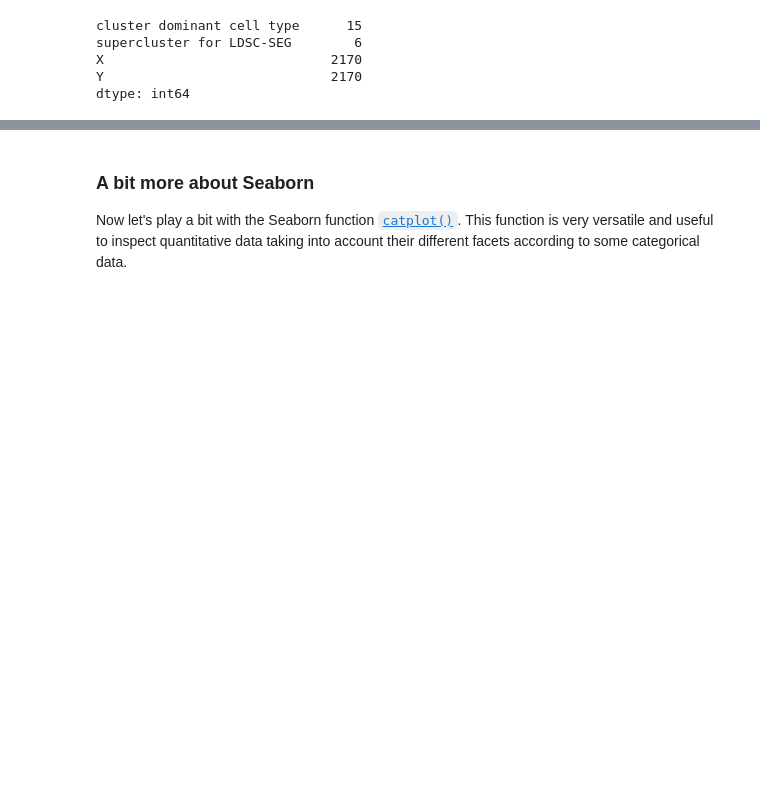
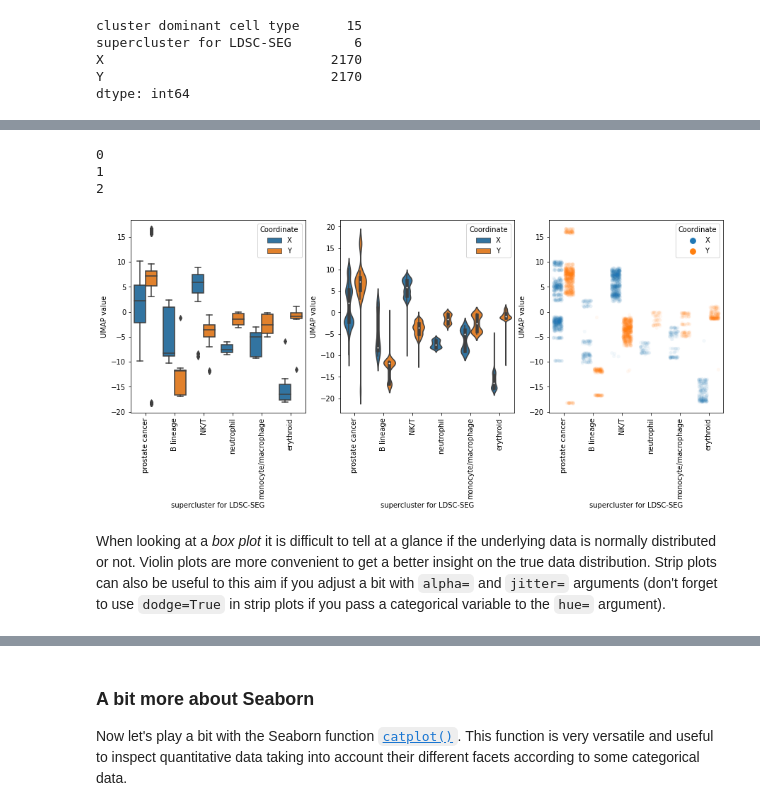
Before and after one commit to sarahroyle/MMRES-python-bootcamp2022, a Jupyter notebook: 06_Seaborn.ipynb, the cells around one changed output, grey strips where cells are left out. Cells and saved outputs as stored; diff of their text form; code cells hidden in the pictures; blank space fills up the shorter version.

```diff
--- a/06_Seaborn.ipynb
+++ b/06_Seaborn.ipynb
@@ -324,0 +381,22 @@ dtype: int64
+# %%
+# Initiate a matplotlib 2x1 figure as `fig` with their corresponding (empty) axes
+fig, axes = plt.subplots(nrows=1, ncols=3, figsize=(15, 5))
+
+# Get boxpot, violinplot and stripplot
+sns.boxplot(data=df_all_melt, x='supercluster for LDSC-SEG', y='UMAP value', hue='Coordinate', ax=axes[0])
+sns.violinplot(data=df_all_melt, x='supercluster for LDSC-SEG', y='UMAP value', hue='Coordinate', ax=axes[1])
+sns.stripplot(data=df_all_melt, x='supercluster for LDSC-SEG', y='UMAP value', hue='Coordinate', dodge=True, alpha=0.05, jitter=0.3, ax=axes[2])
+
+# TODO
+for i, ax in enumerate(axes):
+    print(i)
+
+    # Rotate xlabels from the second ax 90 degrees
+    fig.axes[i].tick_params(axis='x', rotation=90)
+# %% [output]
+0
+1
+2
+[figure, added]
+# %% [markdown]
+When looking at a *box plot* it is difficult to tell at a glance if the underlying data is normally distributed or not. Violin plots are more convenient to get a better insight on the true data distribution. Strip plots can also be useful to this aim if you adjust a bit with `alpha=` and `jitter=` arguments (don't forget to use `dodge=True` in strip plots if you pass a categorical variable to the `hue=` argument).
```
Also changed, not shown: parts of 52 cells of this notebook.
